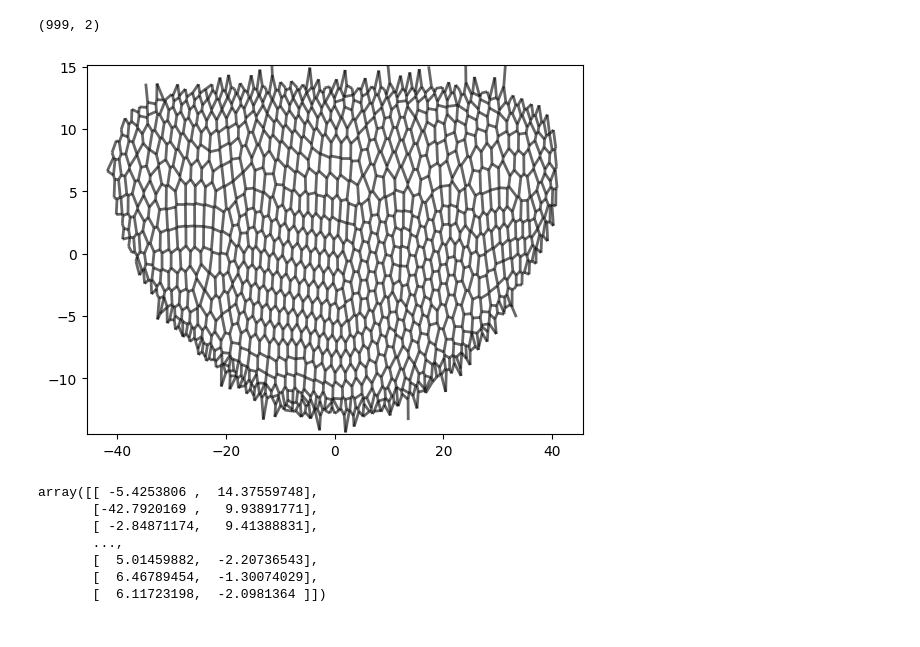
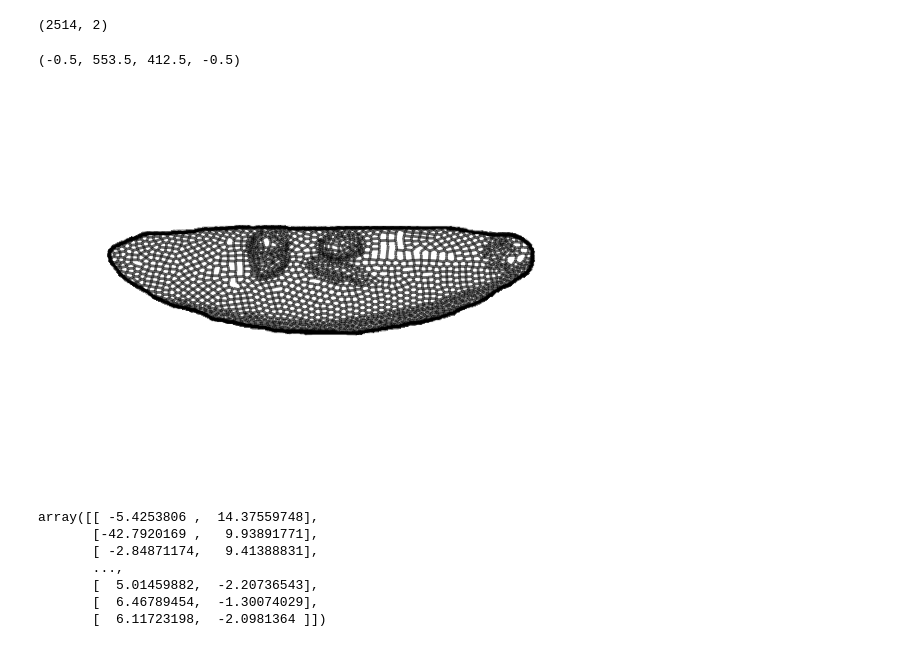
Before and after one commit to JakobSchauser/Thesis, a Jupyter notebook: Code/testing.ipynb, the cells around one changed output. Saved outputs shown, nothing was run; the diff lists cells and outputs as text; code cells hidden in the pictures.

```diff
--- a/Code/testing.ipynb
+++ b/Code/testing.ipynb
@@ -8,10 +8,10 @@ import h5py
 from scipy.spatial import Voronoi
 
 # import the data
-with h5py.File('runs/energy_test.hdf5', 'r') as f:
+with h5py.File('runs/allweak_preferentialer.hdf5', 'r') as f:
     dat = f['cells'][:]
     properties = f['properties'][:]
-    energies = f['energies'][:]
+    # energies = f['energies'][:]
 
     attributes = dict(f.attrs)
 # %%
@@ -19,21 +19,36 @@ from utils import voronoi_plot_2d
 # %%
 positions = dat[-1]
 
 x,y,z = positions[:,0,0], positions[:,0,1], positions[:,0,2]
 # only get x and y
 xy_coordinates = np.vstack((x[y > 0],z[y>0])).T
 
 print(xy_coordinates.shape)
 
 fig, ax = plt.subplots()
 
 vor = Voronoi(xy_coordinates, )
 fig = voronoi_plot_2d(vor, show_vertices=False, line_width=2, line_alpha=0.6, point_size=10, ax = ax, point_alpha=0)
+ax.set_xlim(-65,65)
+ax.set_ylim(-65,65)
+
+
+ax.axis('off')
+# add image to the plot
+im = plt.imread('egg_cutout.png')
+newax = fig.add_axes([.1, .07, .8, .8], anchor='NE', zorder=99)
+newax.imshow(im)
+newax.axis('off')
+
+
+
+
 
 # remove the axes
 # %% [output]
-(999, 2)
+(2514, 2)
+(-0.5, 553.5, 412.5, -0.5)
-[figure, old version]
+[figure, new version]
 # %%
 
 
```
Also changed, not shown: 4 other files.
